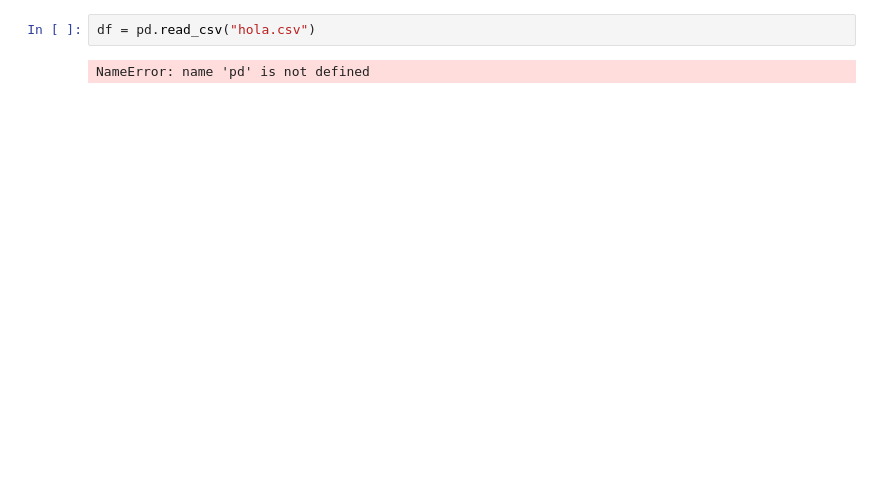
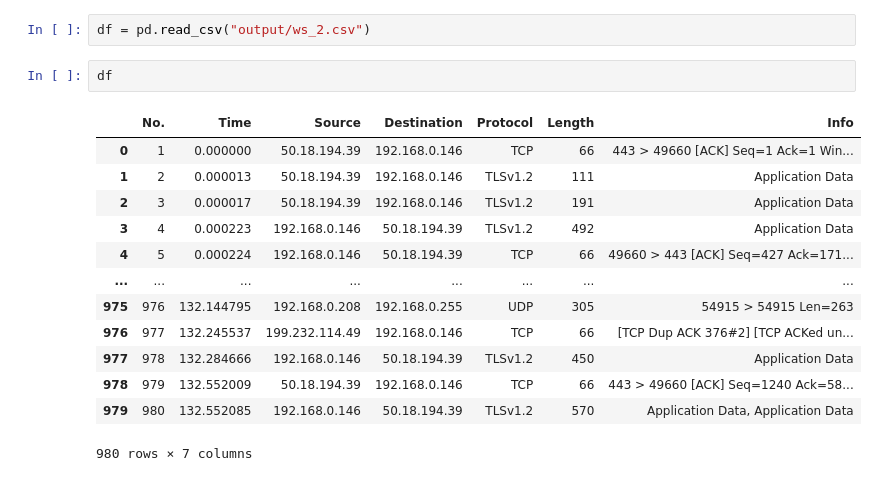
Before and after one commit to cap-diego/tdc-tp1, a Jupyter notebook: tp1.ipynb, the cells around one changed output. Drawn from its saved outputs; the diff is of its cells as text; blank space fills up the shorter version.

```diff
--- a/tp1.ipynb
+++ b/tp1.ipynb
@@ -5,4 +3,18 @@ ModuleNotFoundError: No module named 'pandas'
 # %%
-df = pd.read_csv("hola.csv")
+df = pd.read_csv("output/ws_2.csv")
-# %% [output]
-NameError: name 'pd' is not defined
+# %%
+df
+# %% [output]
+|  | No. | Time | Source | Destination | Protocol | Length | Info |
+| 0 | 1 | 0.000000 | 50.18.194.39 | 192.168.0.146 | TCP | 66 | 443 > 49660 [ACK] Seq=1 Ack=1 Win... |
+| 1 | 2 | 0.000013 | 50.18.194.39 | 192.168.0.146 | TLSv1.2 | 111 | Application Data |
+| 2 | 3 | 0.000017 | 50.18.194.39 | 192.168.0.146 | TLSv1.2 | 191 | Application Data |
+| 3 | 4 | 0.000223 | 192.168.0.146 | 50.18.194.39 | TLSv1.2 | 492 | Application Data |
+| 4 | 5 | 0.000224 | 192.168.0.146 | 50.18.194.39 | TCP | 66 | 49660 > 443 [ACK] Seq=427 Ack=171... |
+| ... | ... | ... | ... | ... | ... | ... | ... |
+| 975 | 976 | 132.144795 | 192.168.0.208 | 192.168.0.255 | UDP | 305 | 54915 > 54915 Len=263 |
+| 976 | 977 | 132.245537 | 199.232.114.49 | 192.168.0.146 | TCP | 66 | [TCP Dup ACK 376#2] [TCP ACKed un... |
+| 977 | 978 | 132.284666 | 192.168.0.146 | 50.18.194.39 | TLSv1.2 | 450 | Application Data |
+| 978 | 979 | 132.552009 | 50.18.194.39 | 192.168.0.146 | TCP | 66 | 443 > 49660 [ACK] Seq=1240 Ack=58... |
+| 979 | 980 | 132.552085 | 192.168.0.146 | 50.18.194.39 | TLSv1.2 | 570 | Application Data, Application Data |
+980 rows × 7 columns
```
Also changed, not shown: parts of 6 cells of this notebook.
